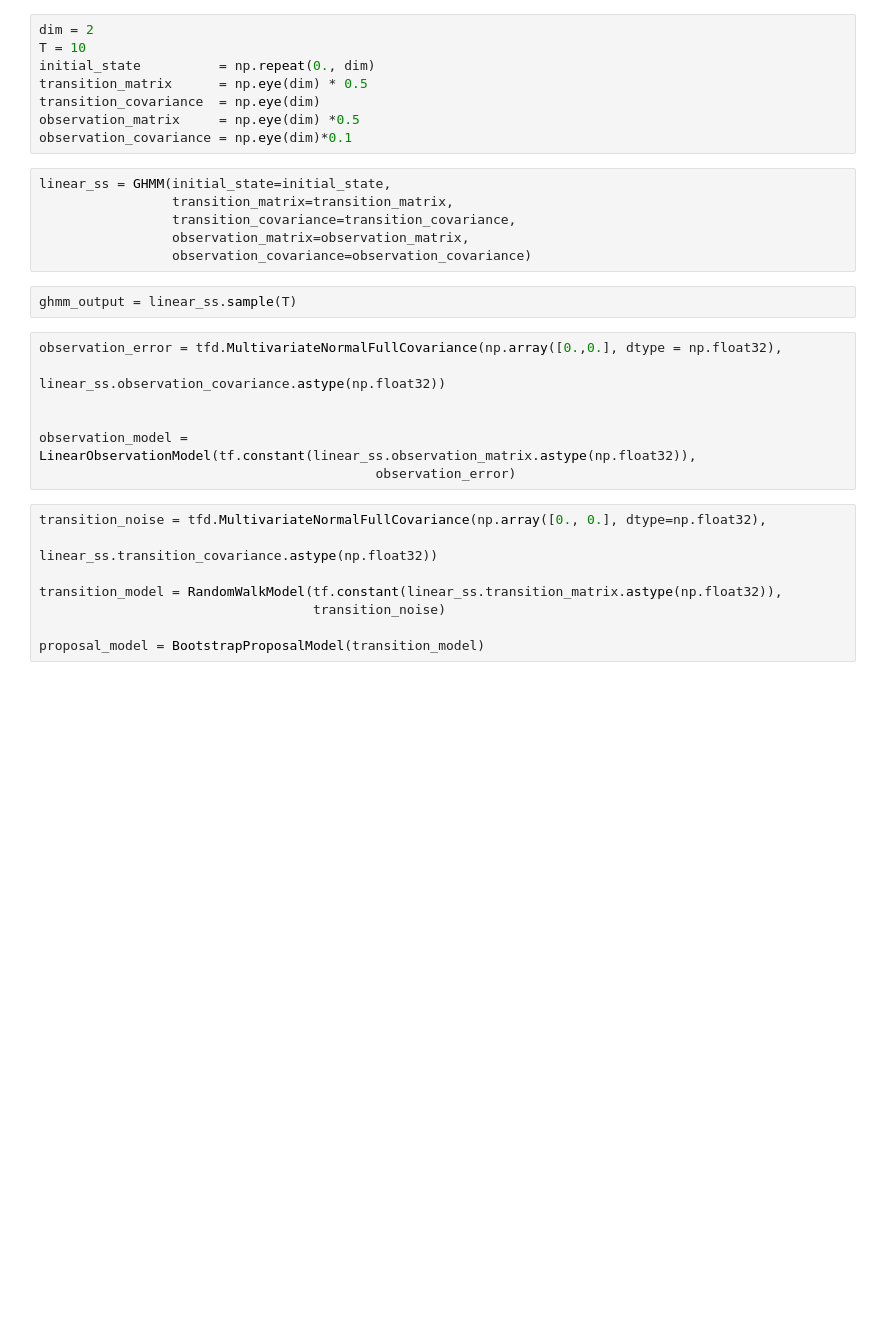
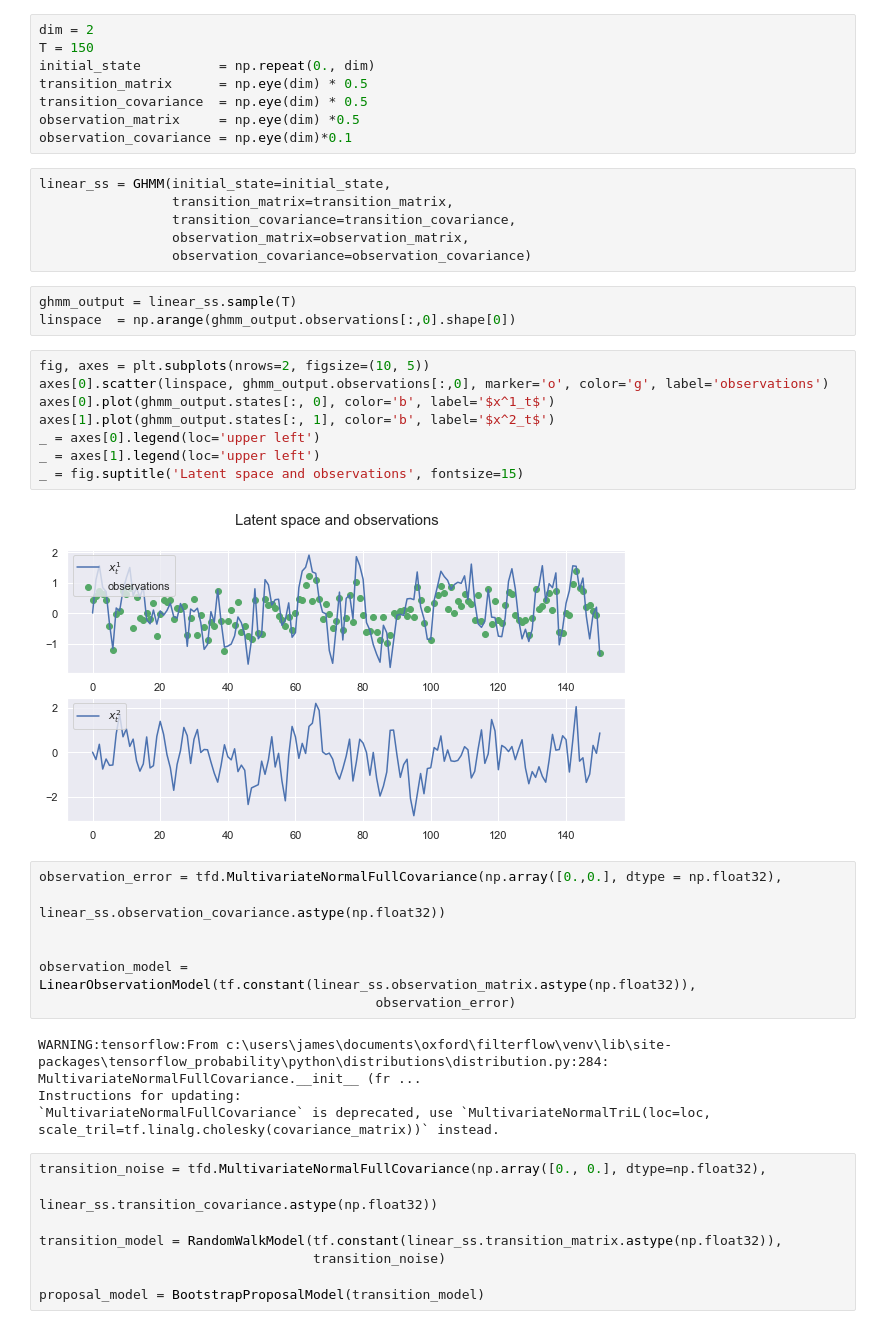
Before and after one commit to JTT94/filterflow, a Jupyter notebook: notebooks/examples/Basic_GHMM.ipynb, the cells around one changed output. Saved outputs shown, nothing was run; the diff lists cells and outputs as text; blank space fills up the shorter version.

Commit message:
fix filter

```diff
--- a/notebooks/examples/Basic_GHMM.ipynb
+++ b/notebooks/examples/Basic_GHMM.ipynb
@@ -85,10 +87,10 @@ class GHMM(object):
         return GHMMOutput(observations, latent_time_series)
 # %%
 dim = 2
-T = 10
+T = 150
 initial_state          = np.repeat(0., dim)
 transition_matrix      = np.eye(dim) * 0.5
-transition_covariance  = np.eye(dim)
+transition_covariance  = np.eye(dim) * 0.5
 observation_matrix     = np.eye(dim) *0.5
 observation_covariance = np.eye(dim)*0.1
 # %%
@@ -99,6 +101,17 @@ linear_ss = GHMM(initial_state=initial_state,
                  observation_covariance=observation_covariance)
 # %%
 ghmm_output = linear_ss.sample(T)
+linspace  = np.arange(ghmm_output.observations[:,0].shape[0])
+# %%
+fig, axes = plt.subplots(nrows=2, figsize=(10, 5))
+axes[0].scatter(linspace, ghmm_output.observations[:,0], marker='o', color='g', label='observations')
+axes[0].plot(ghmm_output.states[:, 0], color='b', label='$x^1_t$')
+axes[1].plot(ghmm_output.states[:, 1], color='b', label='$x^2_t$')
+_ = axes[0].legend(loc='upper left')
+_ = axes[1].legend(loc='upper left')
+_ = fig.suptitle('Latent space and observations', fontsize=15)
+# %% [output]
+[figure, added]
 # %%
 observation_error = tfd.MultivariateNormalFullCovariance(np.array([0.,0.], dtype = np.float32),
                                                          linear_ss.observation_covariance.astype(np.float32))
@@ -106,6 +119,10 @@ observation_error = tfd.MultivariateNormalFullCovariance(np.array([0.,0.], dtype
 
 observation_model = LinearObservationModel(tf.constant(linear_ss.observation_matrix.astype(np.float32)),
                                            observation_error)
+# %% [output]
+WARNING:tensorflow:From c:\users\james\documents\oxford\filterflow\venv\lib\site-packages\tensorflow_probability\python\distributions\distribution.py:284: MultivariateNormalFullCovariance.__init__ (fr ...
+Instructions for updating:
+`MultivariateNormalFullCovariance` is deprecated, use `MultivariateNormalTriL(loc=loc, scale_tril=tf.linalg.cholesky(covariance_matrix))` instead.
 # %%
 transition_noise = tfd.MultivariateNormalFullCovariance(np.array([0., 0.], dtype=np.float32),
                                                       linear_ss.transition_covariance.astype(np.float32))
```
Also changed, not shown: parts of 7 cells of this notebook, 3 other files.
